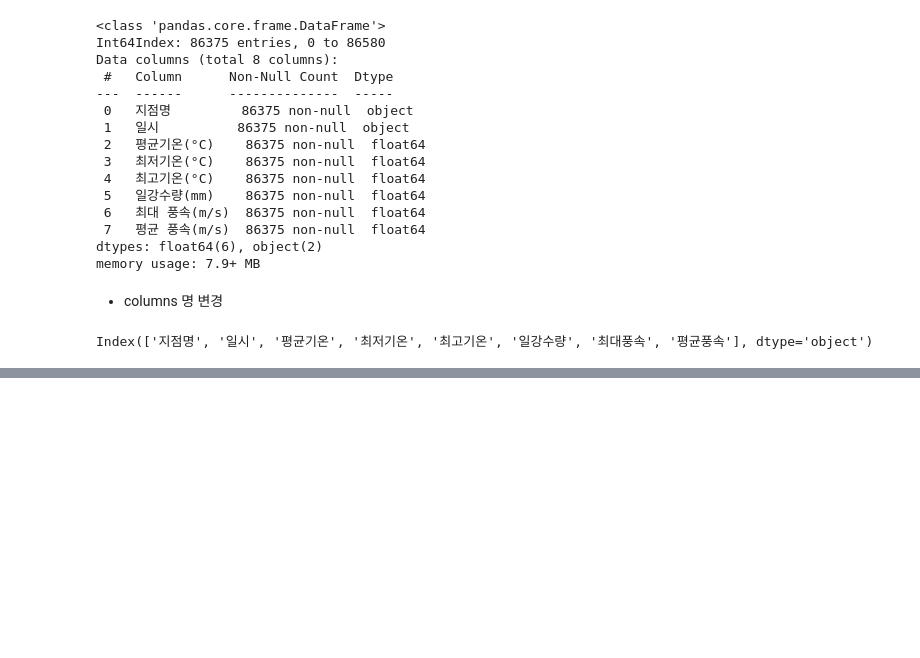
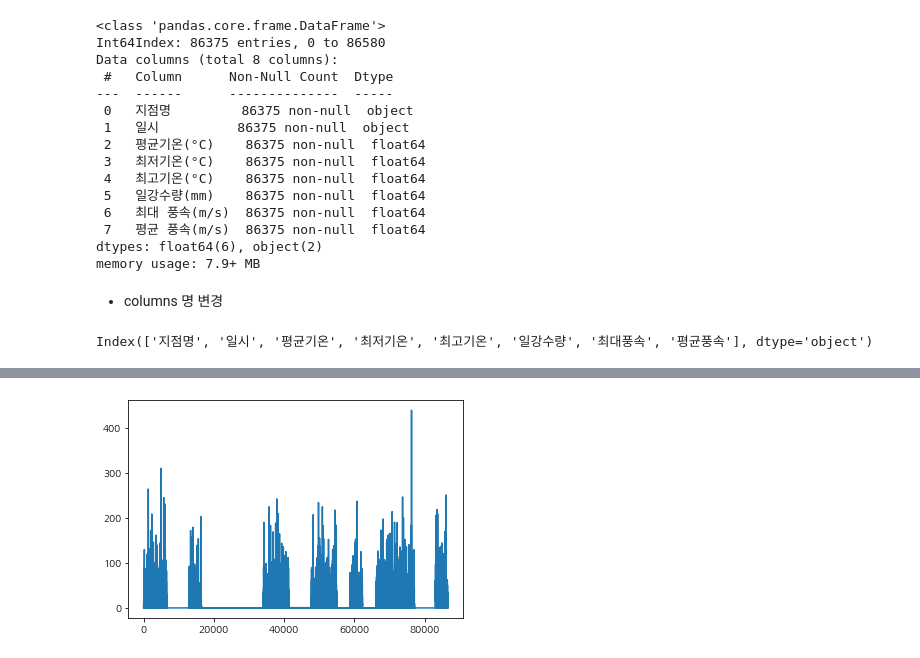
Before and after one commit to toughC/Python_Machine_Learning, a Jupyter notebook: 05_dataVisualization.ipynb, the cells around one changed output, grey strips where cells are left out. Cells and saved outputs as stored; diff of their text form; code cells hidden in the pictures; blank space fills up the shorter version.

```diff
--- a/05_dataVisualization.ipynb
+++ b/05_dataVisualization.ipynb
@@ -376,0 +565,5 @@ Index(['지점명', '일시', '평균기온', '최저기온', '최고기온', '
+# %%
+df_busa['일강수량'].plot()
+plt.show()
+# %% [output]
+[figure, added]
```
Also changed, not shown: parts of 46 cells of this notebook.
